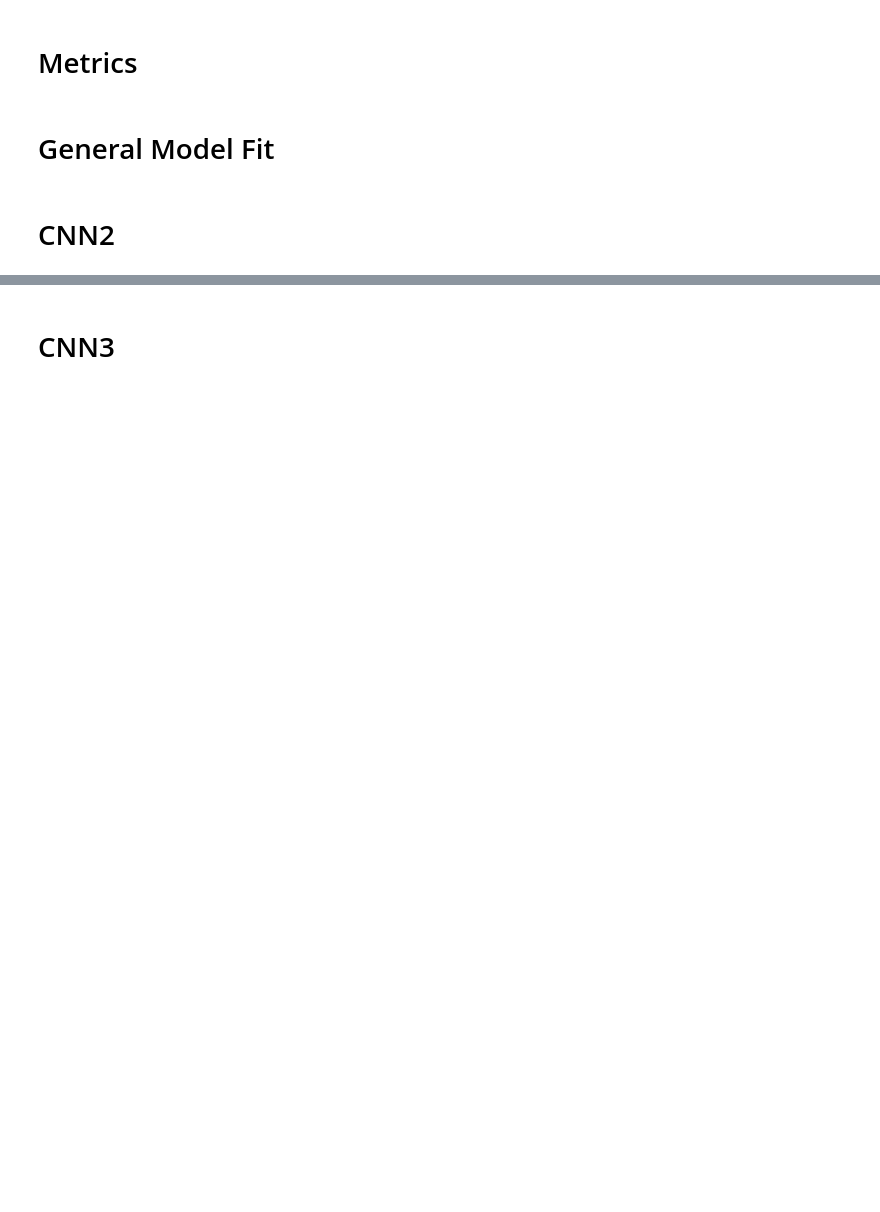
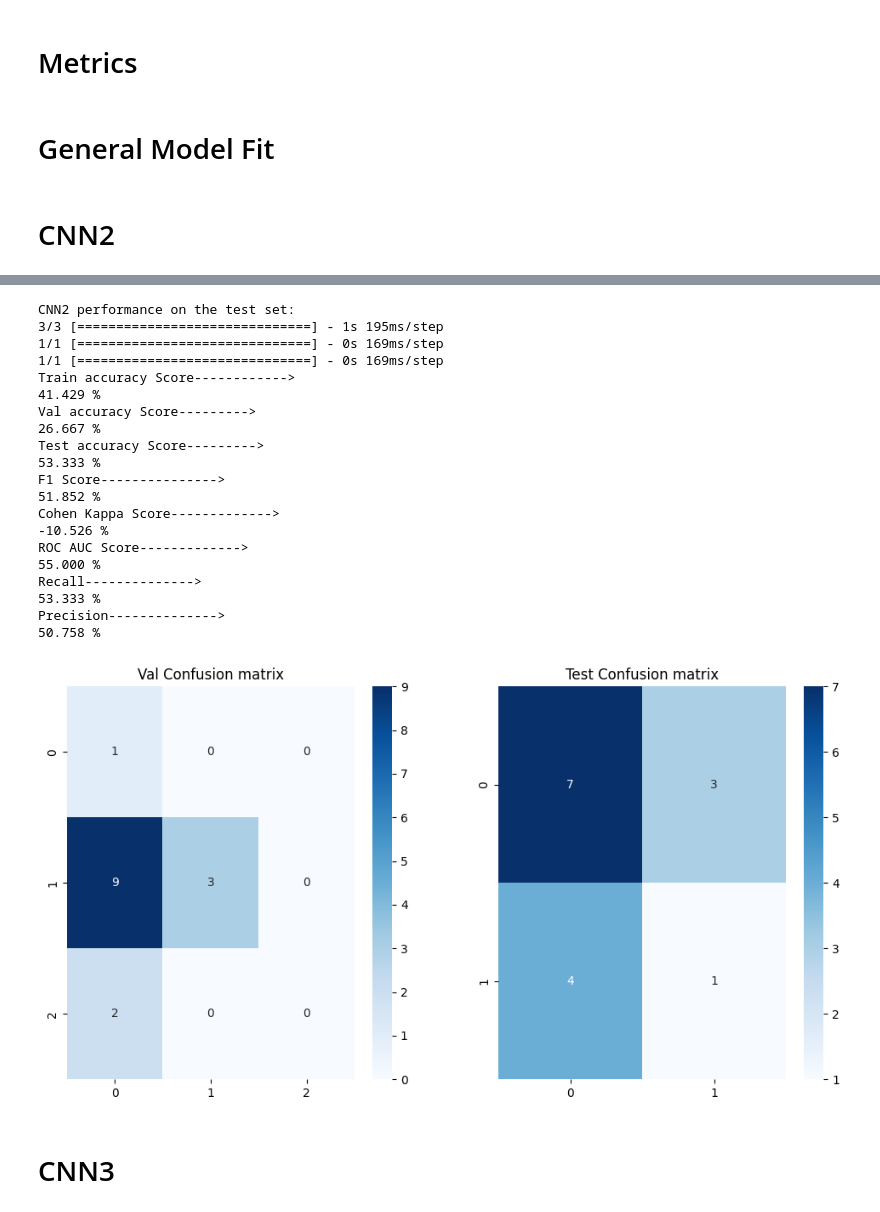
Before and after one commit to UsairimIsani/aiahb, a Jupyter notebook: Cervical Cancer/cervical-cancer-screening-project.ipynb, the cells around one changed output, grey strips where cells are left out. Saved outputs shown, nothing was run; the diff lists cells and outputs as text; code cells hidden in the pictures; blank space fills up the shorter version.

Commit message:
works with 100 images.

```diff
--- a/Cervical Cancer/cervical-cancer-screening-project.ipynb
+++ b/Cervical Cancer/cervical-cancer-screening-project.ipynb
@@ -301,13 +297,13 @@ for i in range(9):
 # %% [markdown]
 # Metrics
 # %%
-def get_accuracy_metrics(model, train_features, train_labels, test_features, test_labels, val_features, val_labels):
+def get_accuracy_metrics(model, train_features=train_features, train_labels=train_labels_enc, test_features=test_features, test_labels=test_labels_enc, val_features=val_features, val_labels=val_labels_enc):
+    train_predicted = np.argmax(model.predict(train_features),axis=1)
     test_predicted = np.argmax(model.predict(test_features),axis=1)
-    val_predicted = np.argmax(model.predict(val_features), axis=1)
-
+    val_predicted = np.argmax(model.predict(val_features),axis=1)
 
     print("Train accuracy Score------------>")
-    print ("{0:.3f}".format(accuracy_score(train_labels, np.argmax(model.predict(train_features), axis = 1))*100), "%")
+    print ("{0:.3f}".format(accuracy_score(train_labels, train_predicted) *100), "%")
 
     print("Val accuracy Score--------->")
     print("{0:.3f}".format(accuracy_score(val_labels, val_predicted)*100), "%")
@@ -323,7 +319,7 @@ def get_accuracy_metrics(model, train_features, train_labels, test_features, tes
 
 
     print("ROC AUC Score------------->")
-    print("{0:.3f}".format(roc_auc_score(to_categorical(test_labels, num_classes = 3), test_predicted, multi_class='ovr')*100), "%")
+    print("{0:.3f}".format(roc_auc_score(to_categorical(test_labels, num_classes = 3), test_predicted.reshape(-1, 1), multi_class='ovr')*100), "%")
 
     print("Recall-------------->")
     print("{0:.3f}".format(recall_score(test_labels, test_predicted, average = 'weighted')*100), "%")
@@ -434,6 +430,28 @@ KeyboardInterrupt:
 # %%
 print('CNN2 performance on the test set:')
-get_accuracy_metrics(cnn2, train_features, train_labels, test_features, test_labels, val_features, val_labels)
+get_accuracy_metrics(cnn2)
+# %% [output]
+CNN2 performance on the test set:
+3/3 [==============================] - 1s 195ms/step
+1/1 [==============================] - 0s 169ms/step
+1/1 [==============================] - 0s 169ms/step
+Train accuracy Score------------>
+41.429 %
+Val accuracy Score--------->
+26.667 %
+Test accuracy Score--------->
+53.333 %
+F1 Score--------------->
+51.852 %
+Cohen Kappa Score------------->
+-10.526 %
+ROC AUC Score------------->
+55.000 %
+Recall-------------->
+53.333 %
+Precision-------------->
+50.758 %
+[figure, added]
 # %% [markdown]
 # CNN3
 # %%
```
Also changed, not shown: parts of 47 cells of this notebook.
